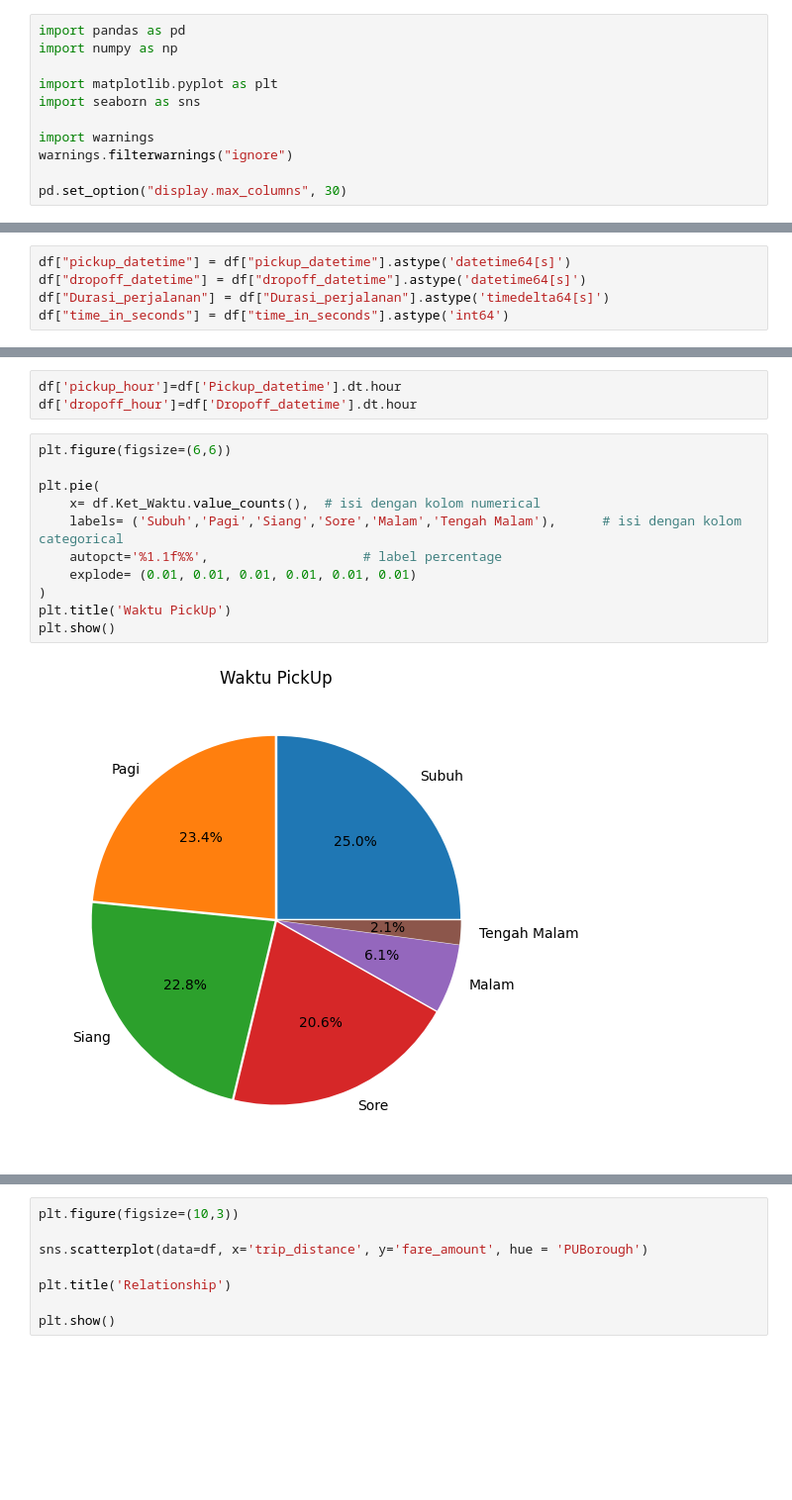
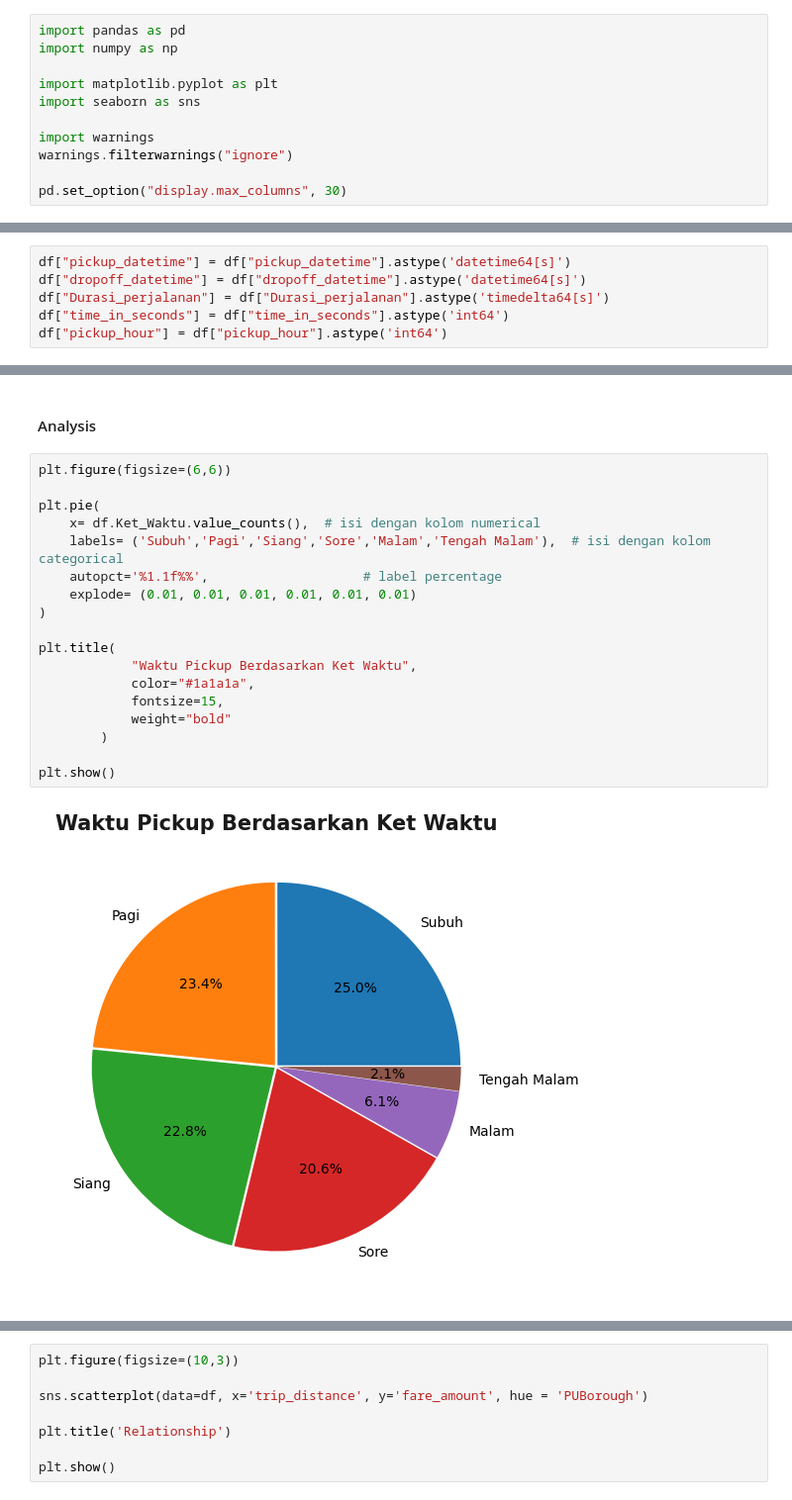
Before and after one commit to Abrahamtarra/NYC-TLC-Trip-Record, a Jupyter notebook: notebooks/Analysis.ipynb, the cells around one changed output, grey strips where cells are left out. Shown at 99% size. Saved outputs shown, nothing was run; the diff lists cells and outputs as text; blank space fills up the shorter version.

```diff
--- a/notebooks/Analysis.ipynb
+++ b/notebooks/Analysis.ipynb
@@ -78,6 +24,7 @@ df["pickup_datetime"] = df["pickup_datetime"].astype('datetime64[s]')
 df["dropoff_datetime"] = df["dropoff_datetime"].astype('datetime64[s]')
 df["Durasi_perjalanan"] = df["Durasi_perjalanan"].astype('timedelta64[s]')
 df["time_in_seconds"] = df["time_in_seconds"].astype('int64')
+df["pickup_hour"] = df["pickup_hour"].astype('int64')
 # %%
 df.info()
 # %% [output]
@@ -100,17 +47,23 @@ dtypes: datetime64[s](2), float64(13), int64(4), object(6), timedelta64[s](1)
 memory usage: 13.3+ MB
-# %%
-df['pickup_hour']=df['Pickup_datetime'].dt.hour
-df['dropoff_hour']=df['Dropoff_datetime'].dt.hour
+# %% [markdown]
+#### Analysis
 # %%
 plt.figure(figsize=(6,6))
 
 plt.pie(
     x= df.Ket_Waktu.value_counts(),  # isi dengan kolom numerical
-    labels= ('Subuh','Pagi','Siang','Sore','Malam','Tengah Malam'),      # isi dengan kolom categorical
+    labels= ('Subuh','Pagi','Siang','Sore','Malam','Tengah Malam'),  # isi dengan kolom categorical
     autopct='%1.1f%%',                    # label percentage
     explode= (0.01, 0.01, 0.01, 0.01, 0.01, 0.01)
 )
-plt.title('Waktu PickUp')
+
+plt.title(
+            "Waktu Pickup Berdasarkan Ket Waktu",
+            color="#1a1a1a",
+            fontsize=15,
+            weight="bold"
+        )
+
 plt.show()
 # %% [output]
-[figure, old version]
+[figure, new version]
```
Also changed, not shown: parts of 7 cells of this notebook, 3 other files.
